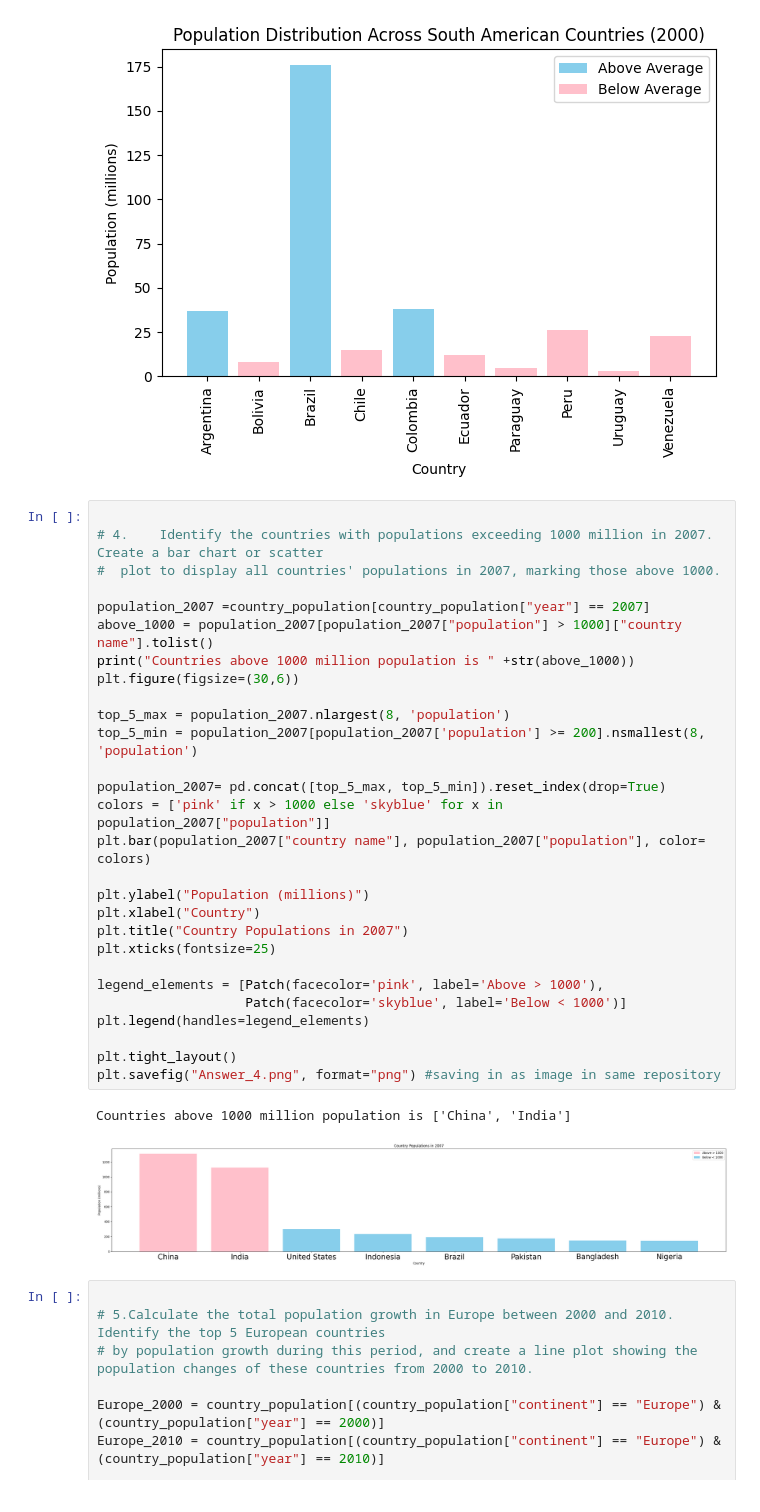
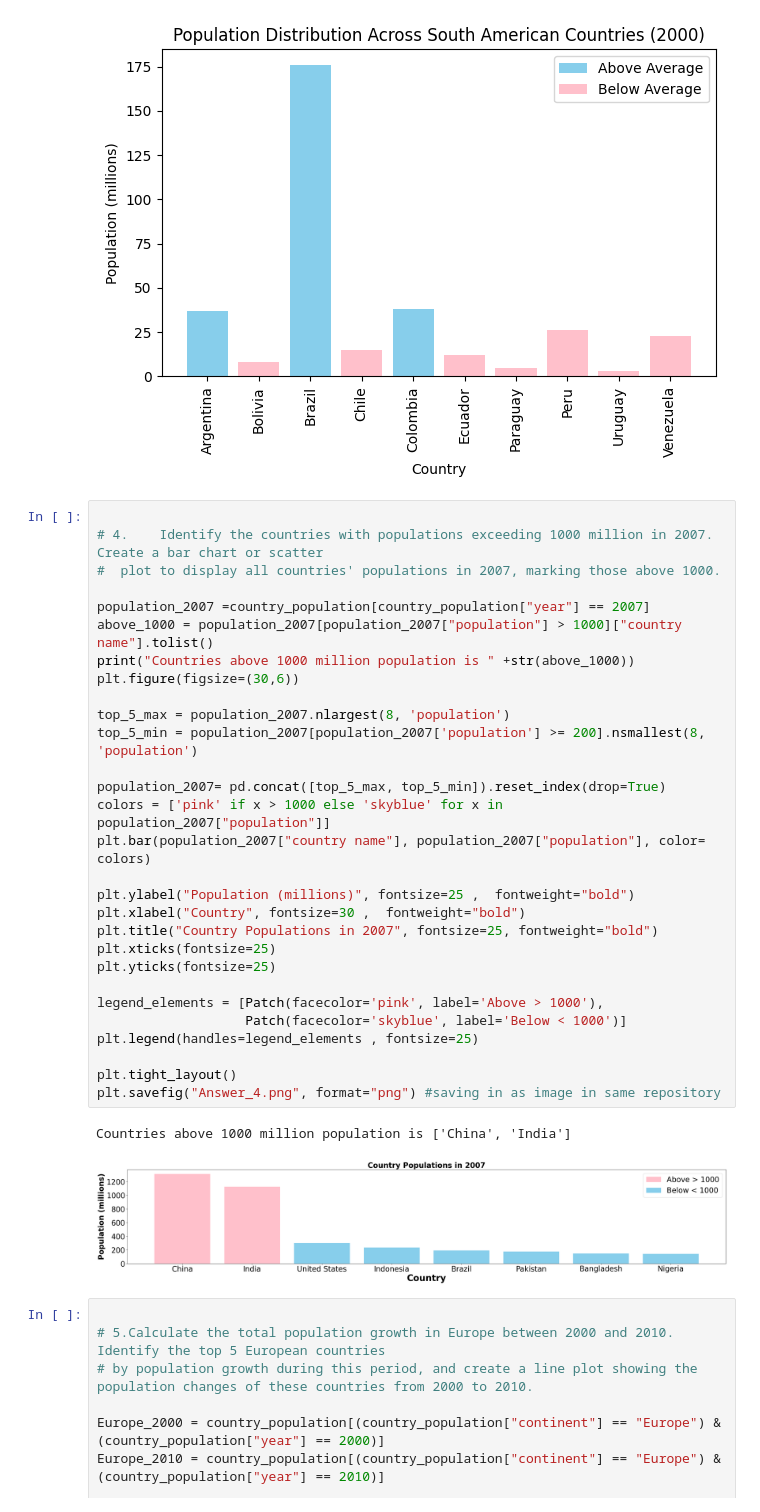
Before and after one commit to Shubhangi-2503/Population_Analysis, a Jupyter notebook: code/PopulationAnalysis.ipynb, the cells around one changed output. Cells and saved outputs as stored; diff of their text form.

```diff
--- a/code/PopulationAnalysis.ipynb
+++ b/code/PopulationAnalysis.ipynb
@@ -137,34 +137,35 @@ Countries BELOW average population:['Bolivia', 'Chile', 'Ecuador', 'Paraguay', '
 # %%
 
 # 4.	Identify the countries with populations exceeding 1000 million in 2007. Create a bar chart or scatter
 #  plot to display all countries' populations in 2007, marking those above 1000.
 
 population_2007 =country_population[country_population["year"] == 2007]
 above_1000 = population_2007[population_2007["population"] > 1000]["country name"].tolist()
 print("Countries above 1000 million population is " +str(above_1000))
 plt.figure(figsize=(30,6))
 
 top_5_max = population_2007.nlargest(8, 'population')
 top_5_min = population_2007[population_2007['population'] >= 200].nsmallest(8, 'population')
 
 population_2007= pd.concat([top_5_max, top_5_min]).reset_index(drop=True)
 colors = ['pink' if x > 1000 else 'skyblue' for x in population_2007["population"]]
 plt.bar(population_2007["country name"], population_2007["population"], color= colors)
 
-plt.ylabel("Population (millions)")
-plt.xlabel("Country")
-plt.title("Country Populations in 2007")
+plt.ylabel("Population (millions)", fontsize=25 ,  fontweight="bold")
+plt.xlabel("Country", fontsize=30 ,  fontweight="bold")
+plt.title("Country Populations in 2007", fontsize=25, fontweight="bold")
 plt.xticks(fontsize=25)
+plt.yticks(fontsize=25)
 
 legend_elements = [Patch(facecolor='pink', label='Above > 1000'),
                    Patch(facecolor='skyblue', label='Below < 1000')]
-plt.legend(handles=legend_elements)
+plt.legend(handles=legend_elements , fontsize=25)
 
 plt.tight_layout()
 plt.savefig("Answer_4.png", format="png") #saving in as image in same repository
 # %% [output]
 Countries above 1000 million population is ['China', 'India']
-[figure, old version]
+[figure, new version]
 # %%
 
 # 5.Calculate the total population growth in Europe between 2000 and 2010. Identify the top 5 European countries
```
Also changed, not shown: 2 other files.
